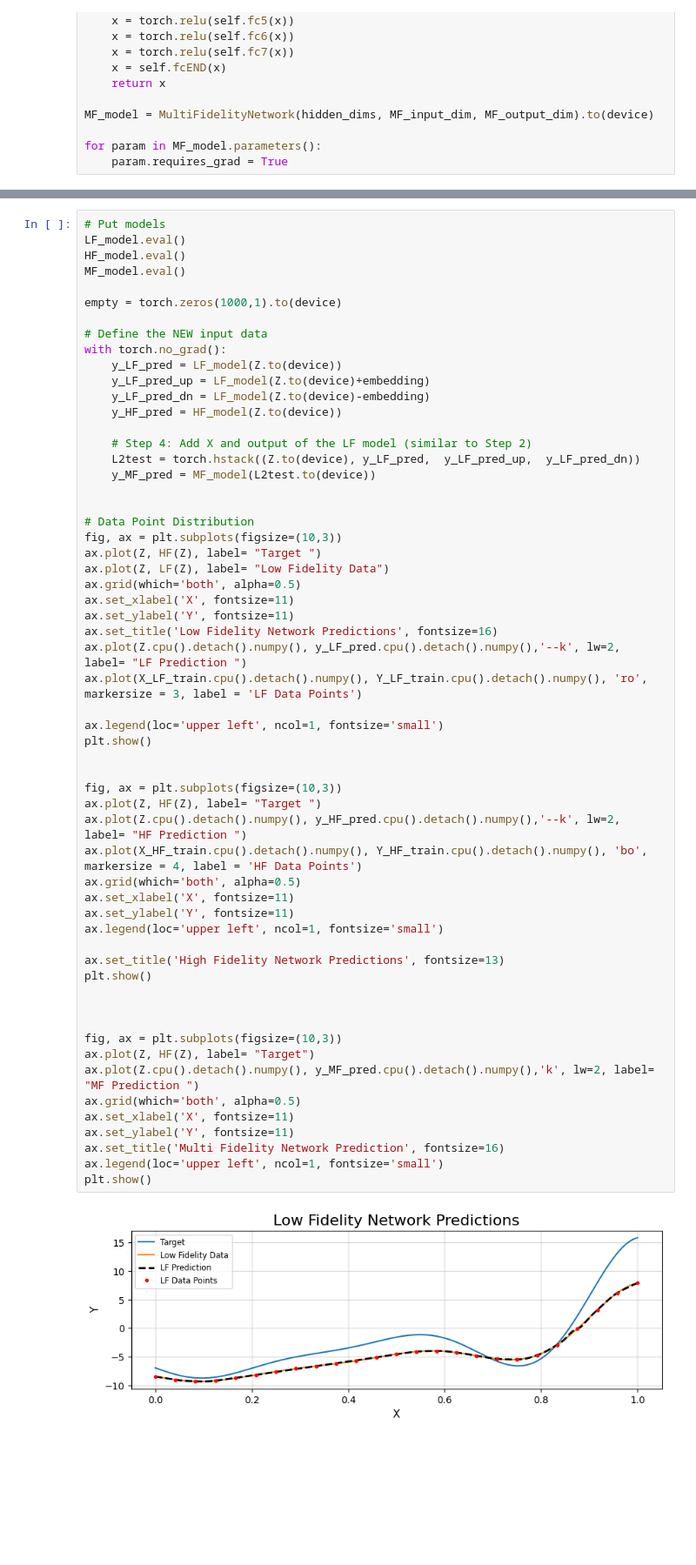
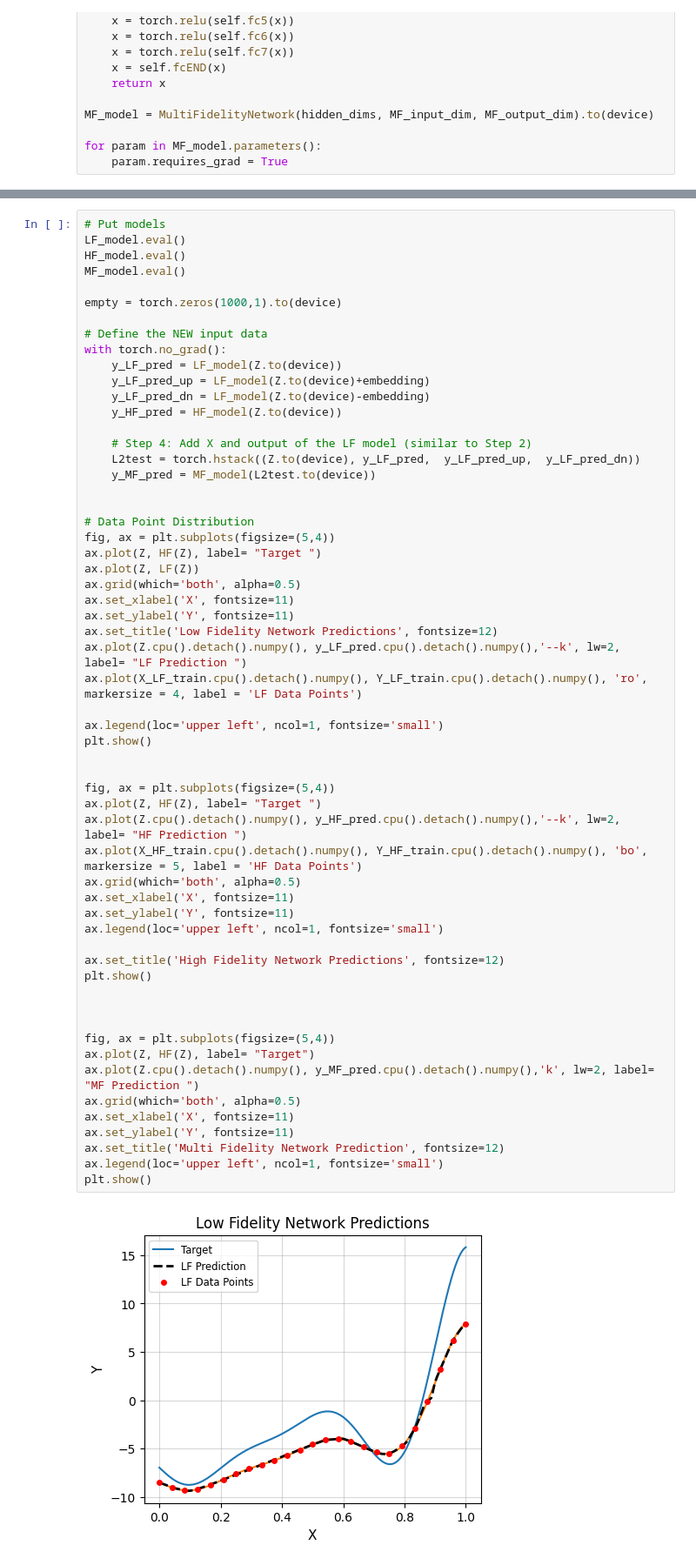
Before and after one commit to emjanser/Thesis_Workspace, a Jupyter notebook: Codes/Neural Networks PyTorch/MFNN/Synthetic Performance Testing/Second_Noncontinous.ipynb, the cells around one changed output, grey strips where cells are left out. Shown: that part at 87% size. Saved outputs shown, nothing was run; the diff lists cells and outputs as text; blank space fills up the shorter version.

```diff
--- a/Codes/Neural Networks PyTorch/MFNN/Synthetic Performance Testing/Second_Noncontinous.ipynb
+++ b/Codes/Neural Networks PyTorch/MFNN/Synthetic Performance Testing/Second_Noncontinous.ipynb
@@ -364,42 +362,42 @@ with torch.no_grad():
 
 
 # Data Point Distribution
-fig, ax = plt.subplots(figsize=(10,3))
+fig, ax = plt.subplots(figsize=(5,4))
 ax.plot(Z, HF(Z), label= "Target ")
-ax.plot(Z, LF(Z), label= "Low Fidelity Data")
+ax.plot(Z, LF(Z))
 ax.grid(which='both', alpha=0.5)
 ax.set_xlabel('X', fontsize=11)
 ax.set_ylabel('Y', fontsize=11)
-ax.set_title('Low Fidelity Network Predictions', fontsize=16)
+ax.set_title('Low Fidelity Network Predictions', fontsize=12)
 ax.plot(Z.cpu().detach().numpy(), y_LF_pred.cpu().detach().numpy(),'--k', lw=2, label= "LF Prediction ")
-ax.plot(X_LF_train.cpu().detach().numpy(), Y_LF_train.cpu().detach().numpy(), 'ro', markersize = 3, label = 'LF Data Points')
+ax.plot(X_LF_train.cpu().detach().numpy(), Y_LF_train.cpu().detach().numpy(), 'ro', markersize = 4, label = 'LF Data Points')
 
 ax.legend(loc='upper left', ncol=1, fontsize='small')
 plt.show()
 
 
-fig, ax = plt.subplots(figsize=(10,3))
+fig, ax = plt.subplots(figsize=(5,4))
 ax.plot(Z, HF(Z), label= "Target ")
 ax.plot(Z.cpu().detach().numpy(), y_HF_pred.cpu().detach().numpy(),'--k', lw=2, label= "HF Prediction ")
-ax.plot(X_HF_train.cpu().detach().numpy(), Y_HF_train.cpu().detach().numpy(), 'bo', markersize = 4, label = 'HF Data Points')
+ax.plot(X_HF_train.cpu().detach().numpy(), Y_HF_train.cpu().detach().numpy(), 'bo', markersize = 5, label = 'HF Data Points')
 ax.grid(which='both', alpha=0.5)
 ax.set_xlabel('X', fontsize=11)
 ax.set_ylabel('Y', fontsize=11)
 ax.legend(loc='upper left', ncol=1, fontsize='small')
 
-ax.set_title('High Fidelity Network Predictions', fontsize=13)
+ax.set_title('High Fidelity Network Predictions', fontsize=12)
 plt.show()
 
 
 
-fig, ax = plt.subplots(figsize=(10,3))
+fig, ax = plt.subplots(figsize=(5,4))
 ax.plot(Z, HF(Z), label= "Target")
 ax.plot(Z.cpu().detach().numpy(), y_MF_pred.cpu().detach().numpy(),'k', lw=2, label= "MF Prediction ")
 ax.grid(which='both', alpha=0.5)
 ax.set_xlabel('X', fontsize=11)
 ax.set_ylabel('Y', fontsize=11)
-ax.set_title('Multi Fidelity Network Prediction', fontsize=16)
+ax.set_title('Multi Fidelity Network Prediction', fontsize=12)
 ax.legend(loc='upper left', ncol=1, fontsize='small')
 plt.show()
 # %% [output]
-[figure, old version]
+[figure, new version]
```
Also changed, not shown: parts of 6 cells of this notebook, 22 other files.
